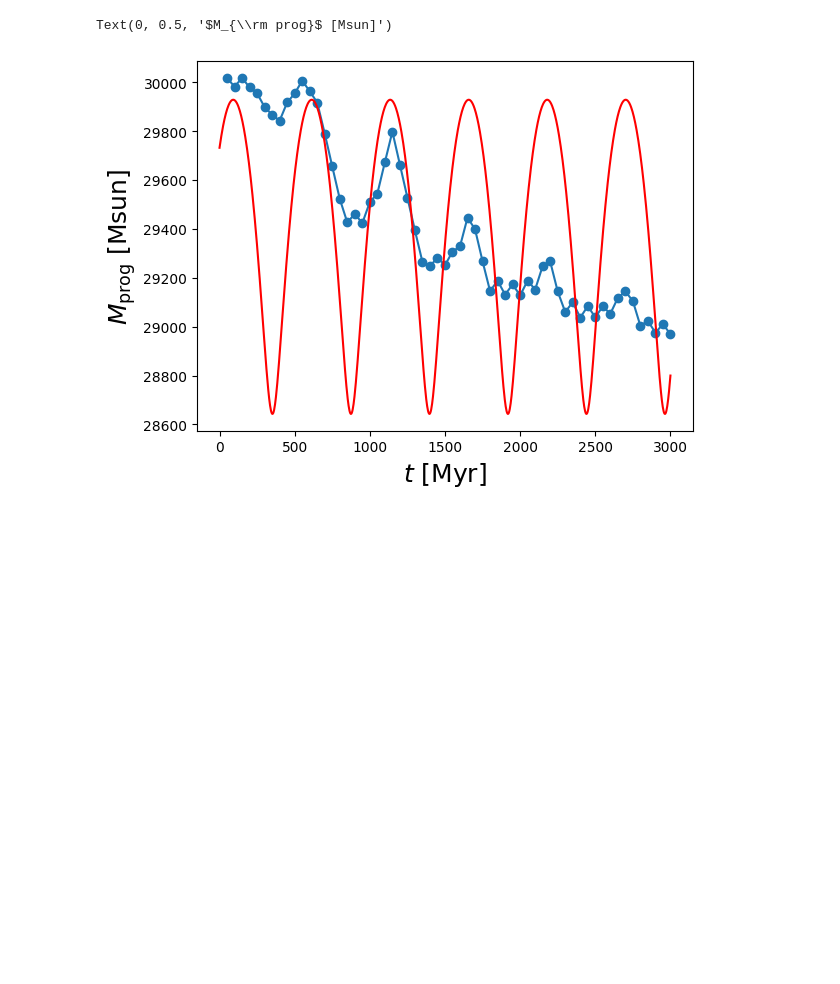
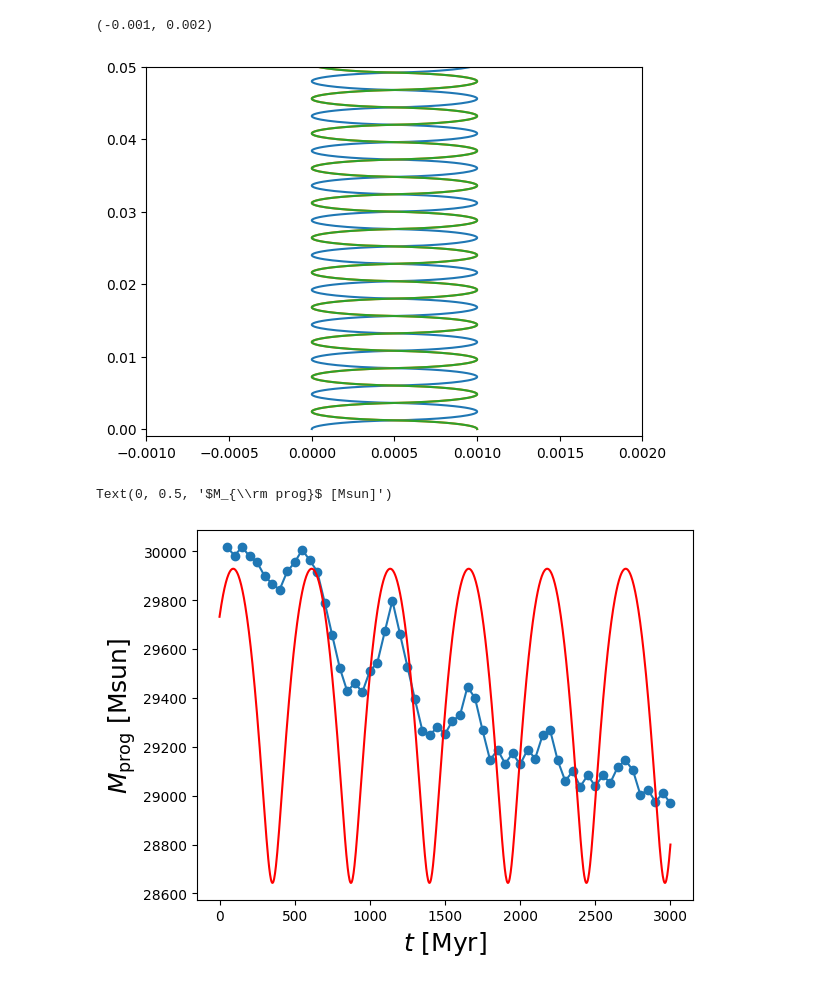
Before and after one commit to jnibauer/streamsculptor, a Jupyter notebook: examples/tests.ipynb, the cells around one changed output. Cells and saved outputs as stored; diff of their text form; code cells hidden in the pictures; blank space fills up the shorter version.

```diff
--- a/examples/tests.ipynb
+++ b/examples/tests.ipynb
@@ -20,3 +39,11 @@ jax.config.update("jax_enable_x64", True)
+# %%
+for i in range(3):
+    plt.plot(out.ys[:,i,0],out.ys[:,i,1],rasterized=True)
+plt.ylim(-0.001,0.05)
+plt.xlim(-0.001,0.002)
+# %% [output]
+(-0.001, 0.002)
+[figure, added]
 # %%
 pot_NFW = potential.NFWPotential(m=1e12,r_s=20.0,units=usys)
 ts = jnp.linspace(0,3000,1000)#1500)
```
Also changed, not shown: parts of 3 cells of this notebook, 2 other files.
